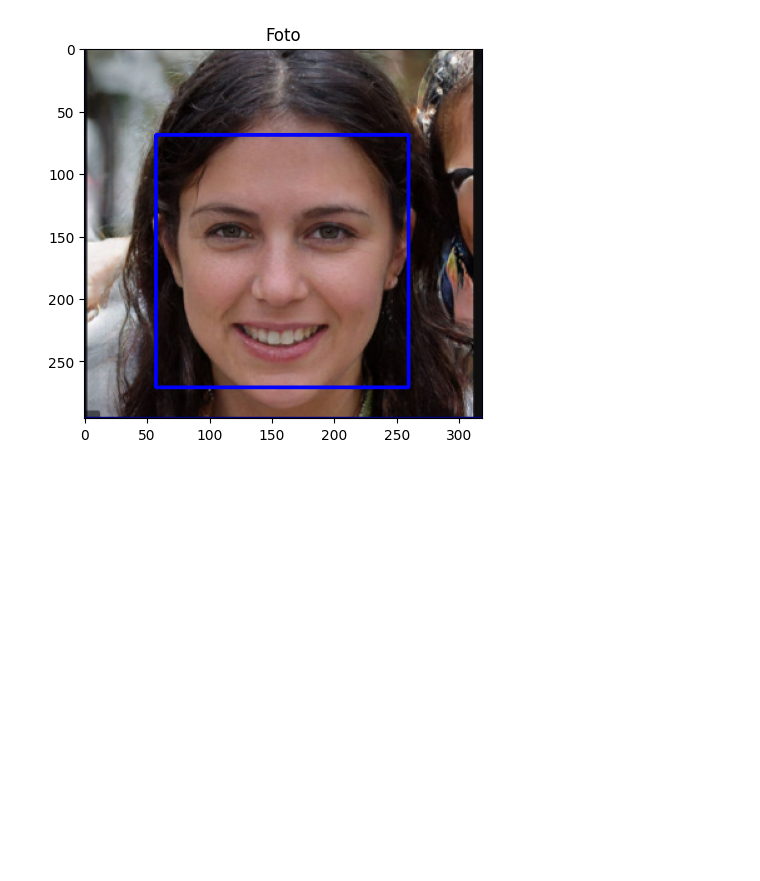
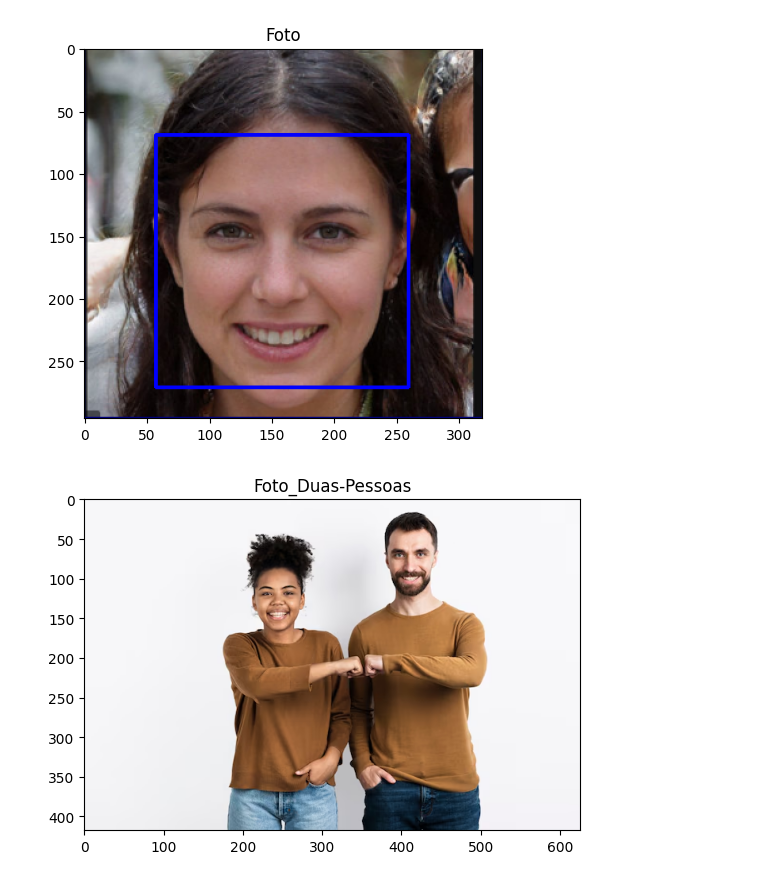
Before and after one commit to anapaulalttrav/Deteccaoimagem, a Jupyter notebook: DETECÇÃO_IMAGEM_com_opencv_curso_fazer_retangulo_nos_rostos_oficina_14_4_2026.ipynb, the cells around one changed output. Drawn from its saved outputs; the diff is of its cells as text; code cells hidden in the pictures; blank space fills up the shorter version.

```diff
--- a/DETECÇÃO_IMAGEM_com_opencv_curso_fazer_retangulo_nos_rostos_oficina_14_4_2026.ipynb
+++ b/DETECÇÃO_IMAGEM_com_opencv_curso_fazer_retangulo_nos_rostos_oficina_14_4_2026.ipynb
@@ -90,0 +91,7 @@ gray = cv2.cvtColor(mae, cv2.COLOR_BGR2GRAY)
+# %%
+# Exibe a imagem com as faces detectadas
+plt.imshow(cv2.cvtColor(pessoas,cv2.COLOR_BGR2RGB))
+plt.title('Foto_Duas-Pessoas')
+plt.show()
+# %% [output]
+[figure, added]
```
Also changed, not shown: parts of 12 cells of this notebook.
